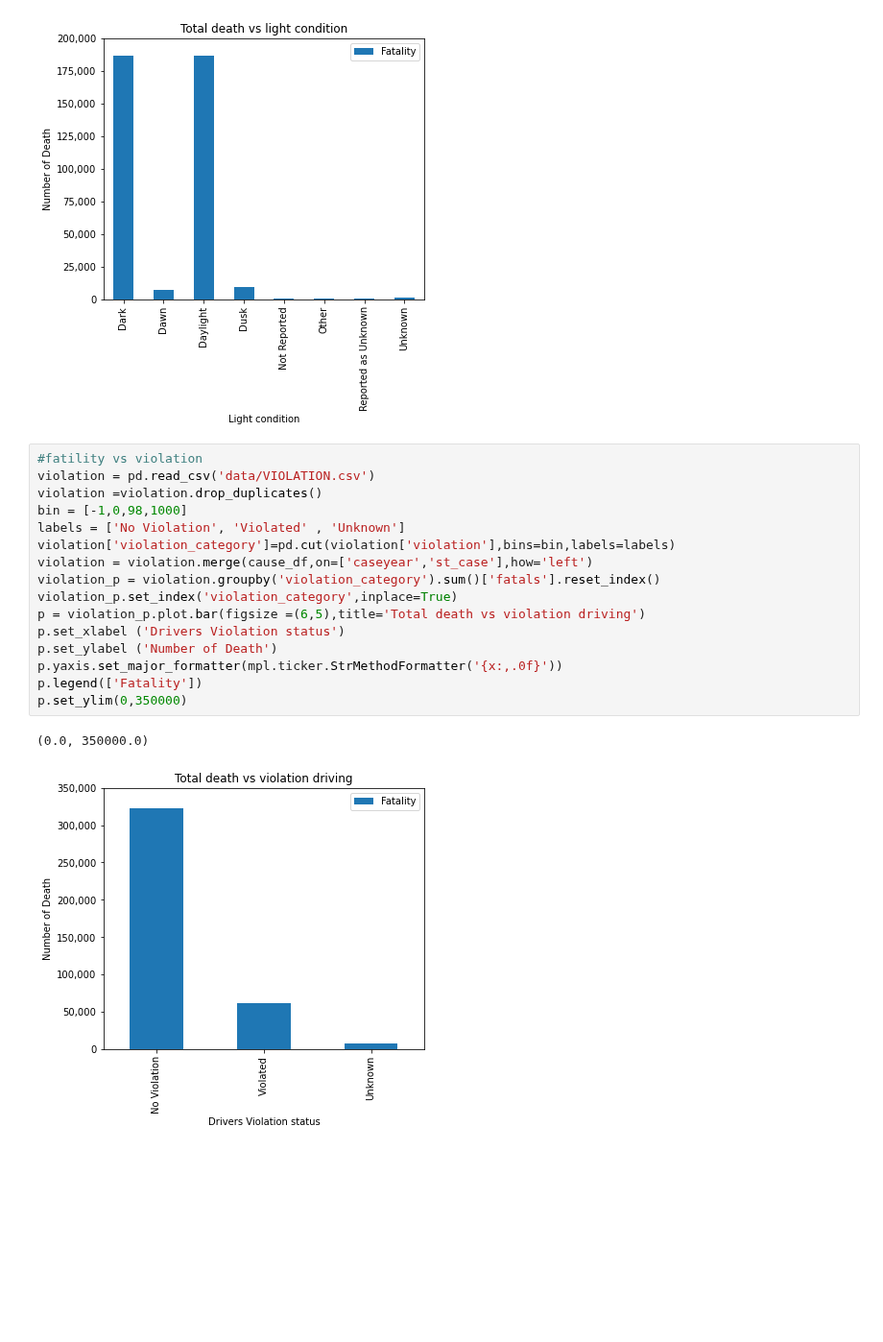
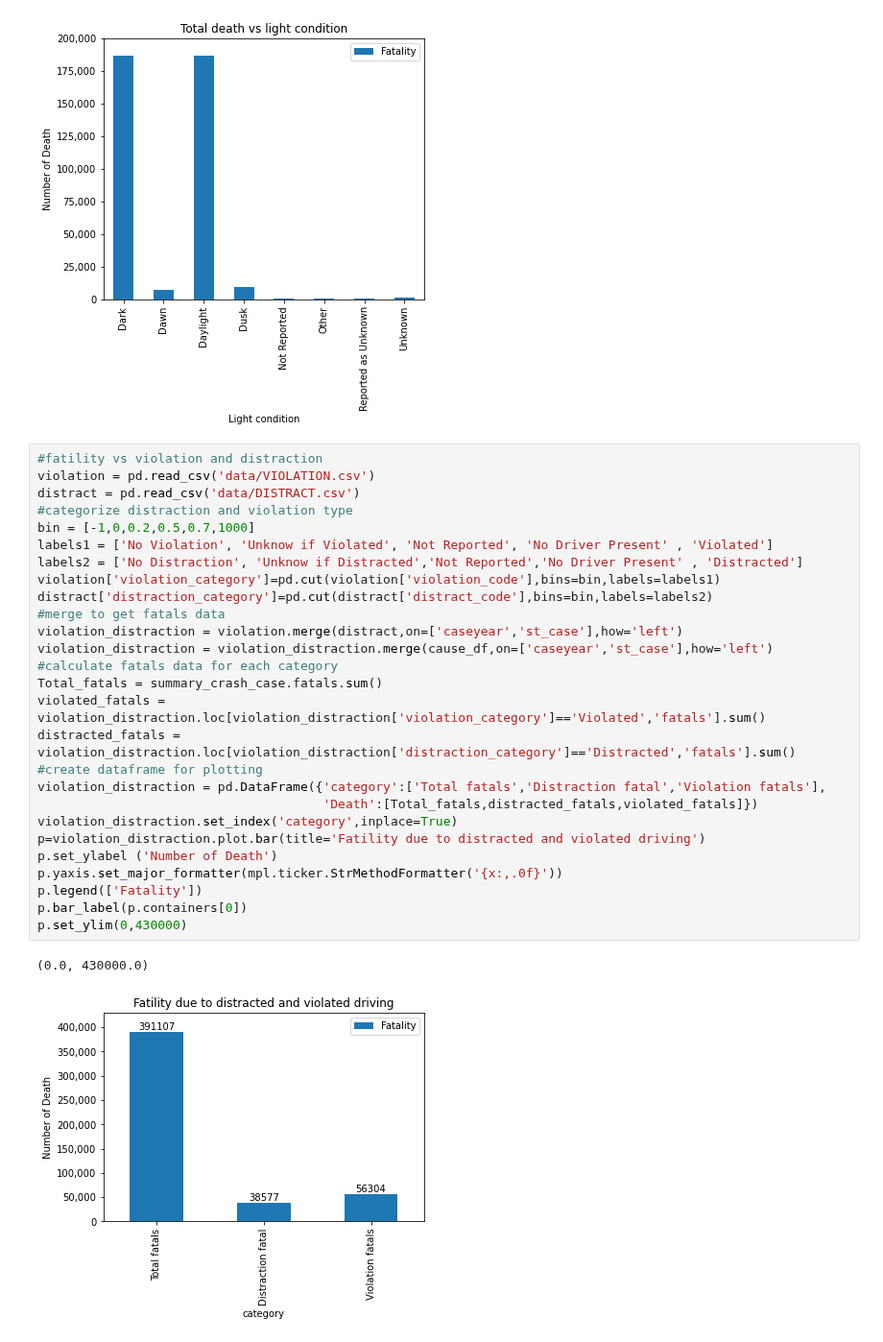
Before and after one commit to MZt92-ui/Project-1-Group-3, a Jupyter notebook: car_crash/data_analyse.ipynb, the cells around one changed output. Shown at 96% size. Saved outputs shown, nothing was run; the diff lists cells and outputs as text; blank space fills up the shorter version.

Commit message:
refine codes to reduce data file and added analys graphs

```diff
--- a/car_crash/data_analyse.ipynb
+++ b/car_crash/data_analyse.ipynb
@@ -245,21 +243,32 @@ p.set_ylim(0,200000)
 (0.0, 200000.0)
 [figure]
 # %%
-#fatility vs violation
+#fatility vs violation and distraction
 violation = pd.read_csv('data/VIOLATION.csv')
-violation =violation.drop_duplicates()
-bin = [-1,0,98,1000]
-labels = ['No Violation', 'Violated' , 'Unknown']
-violation['violation_category']=pd.cut(violation['violation'],bins=bin,labels=labels)
-violation = violation.merge(cause_df,on=['caseyear','st_case'],how='left')
-violation_p = violation.groupby('violation_category').sum()['fatals'].reset_index()
-violation_p.set_index('violation_category',inplace=True)
-p = violation_p.plot.bar(figsize =(6,5),title='Total death vs violation driving')
-p.set_xlabel ('Drivers Violation status')
+distract = pd.read_csv('data/DISTRACT.csv')
+#categorize distraction and violation type
+bin = [-1,0,0.2,0.5,0.7,1000]
+labels1 = ['No Violation', 'Unknow if Violated', 'Not Reported', 'No Driver Present' , 'Violated']
+labels2 = ['No Distraction', 'Unknow if Distracted','Not Reported','No Driver Present' , 'Distracted']
+violation['violation_category']=pd.cut(violation['violation_code'],bins=bin,labels=labels1)
+distract['distraction_category']=pd.cut(distract['distract_code'],bins=bin,labels=labels2)
+#merge to get fatals data
+violation_distraction = violation.merge(distract,on=['caseyear','st_case'],how='left')
+violation_distraction = violation_distraction.merge(cause_df,on=['caseyear','st_case'],how='left')
+#calculate fatals data for each category
+Total_fatals = summary_crash_case.fatals.sum()
+violated_fatals = violation_distraction.loc[violation_distraction['violation_category']=='Violated','fatals'].sum()
+distracted_fatals = violation_distraction.loc[violation_distraction['distraction_category']=='Distracted','fatals'].sum()
+#create dataframe for plotting
+violation_distraction = pd.DataFrame({'category':['Total fatals','Distraction fatal','Violation fatals'],
+                                      'Death':[Total_fatals,distracted_fatals,violated_fatals]})
+violation_distraction.set_index('category',inplace=True)
+p=violation_distraction.plot.bar(title='Fatility due to distracted and violated driving')
 p.set_ylabel ('Number of Death')
 p.yaxis.set_major_formatter(mpl.ticker.StrMethodFormatter('{x:,.0f}'))
 p.legend(['Fatality'])
-p.set_ylim(0,350000)
+p.bar_label(p.containers[0])
+p.set_ylim(0,430000)
 # %% [output]
-(0.0, 350000.0)
+(0.0, 430000.0)
-[figure, old version]
+[figure, new version]
```
Also changed, not shown: parts of 11 cells of this notebook, 4 other files.
